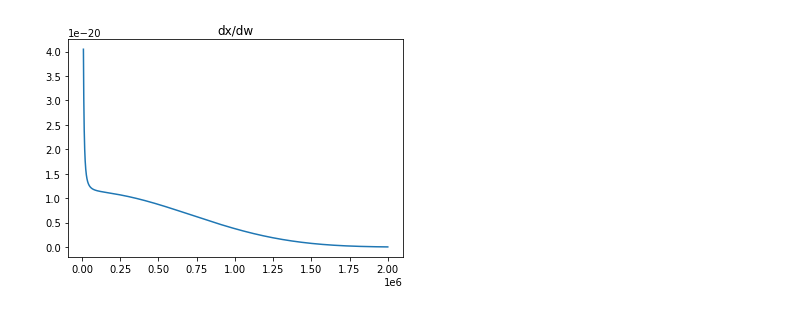
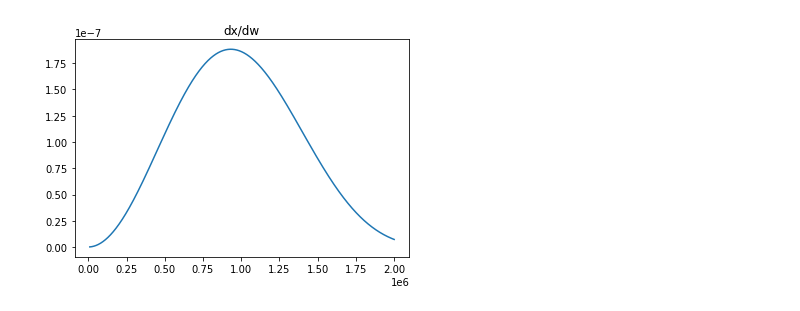
Before and after one commit to Upadhyaya-Group/ml_qubit, a Jupyter notebook: data_generation_v3.ipynb, the cells around one changed output. Drawn from its saved outputs; the diff is of its cells as text; code cells hidden in the pictures.

```diff
--- a/data_generation_v3.ipynb
+++ b/data_generation_v3.ipynb
@@ -29,18 +46,16 @@ pyplot.plot(w/1e6, FF2);
-# %%
-# dx is the dx/dw
-def dx(w, tau, tpi=100e-9,ttwo=343.43, p=1):
-
-    filter_function_vals = filter_function(w,tau);
-
-
-    dxt = 1/2/pi * (pi / ttwo)**p * ( 1/w )**(p+1) * filter_function_vals;
-
-    return dxt;
-# %%
-pyplot.title("dx/dw");
-
-pyplot.plot(w,dx(w,tau=tau));
-# %% [output]
-[figure, removed]
+# %%
+
+# dx is the dx/dw
+def dx(w, t):
+
+    filter_function_vals = filter_function(w,t);
+    return 0.5*math.pi * s(t)[0] * filter_function_vals/ w**(2);
+
+
+pyplot.title("dx/dw");
+dx_vals = dx(w,t=t);
+pyplot.plot(w,dx_vals);
+# %% [output]
+[figure, added]
 # %%
 
```
Also changed, not shown: parts of 8 cells of this notebook.
